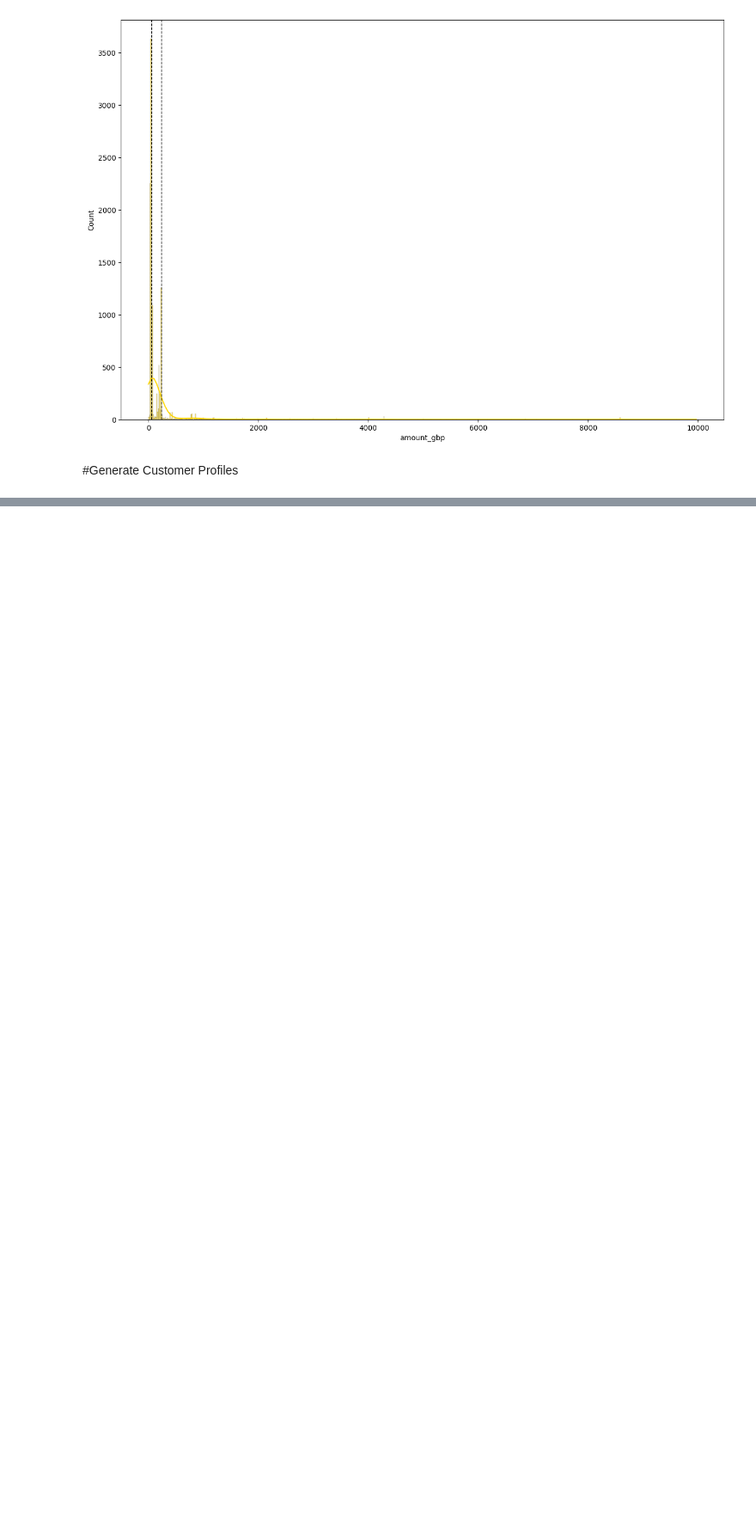
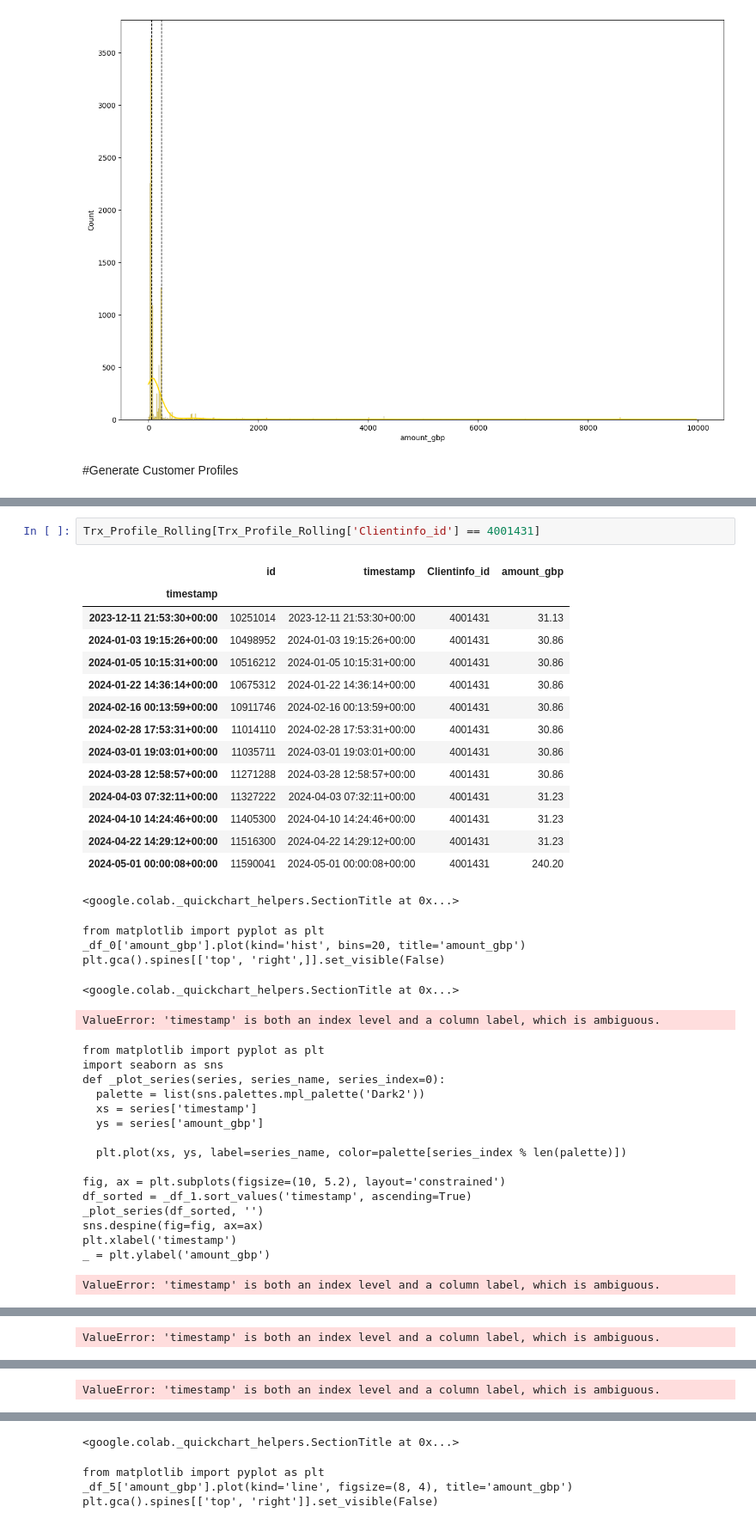
Before and after one commit to MaayanHagbi/CAS_ADS_Final_Project, a Jupyter notebook: Fraud_Detection_ML_(CAS_ADS).ipynb, the cells around one changed output, grey strips where cells are left out. Shown at 86% size. Saved outputs shown, nothing was run; the diff lists cells and outputs as text; blank space fills up the shorter version.

```diff
--- a/Fraud_Detection_ML_(CAS_ADS).ipynb
+++ b/Fraud_Detection_ML_(CAS_ADS).ipynb
@@ -146,0 +265,39 @@ cust_profiles
+# %%
+Trx_Profile_Rolling[Trx_Profile_Rolling['Clientinfo_id'] == 4001431]
+# %% [output]
+|  | id | timestamp | Clientinfo_id | amount_gbp |
+| timestamp |  |  |  |  |
+| 2023-12-11 21:53:30+00:00 | 10251014 | 2023-12-11 21:53:30+00:00 | 4001431 | 31.13 |
+| 2024-01-03 19:15:26+00:00 | 10498952 | 2024-01-03 19:15:26+00:00 | 4001431 | 30.86 |
+| 2024-01-05 10:15:31+00:00 | 10516212 | 2024-01-05 10:15:31+00:00 | 4001431 | 30.86 |
+| 2024-01-22 14:36:14+00:00 | 10675312 | 2024-01-22 14:36:14+00:00 | 4001431 | 30.86 |
+| 2024-02-16 00:13:59+00:00 | 10911746 | 2024-02-16 00:13:59+00:00 | 4001431 | 30.86 |
+| 2024-02-28 17:53:31+00:00 | 11014110 | 2024-02-28 17:53:31+00:00 | 4001431 | 30.86 |
+| 2024-03-01 19:03:01+00:00 | 11035711 | 2024-03-01 19:03:01+00:00 | 4001431 | 30.86 |
+| 2024-03-28 12:58:57+00:00 | 11271288 | 2024-03-28 12:58:57+00:00 | 4001431 | 30.86 |
+| 2024-04-03 07:32:11+00:00 | 11327222 | 2024-04-03 07:32:11+00:00 | 4001431 | 31.23 |
+| 2024-04-10 14:24:46+00:00 | 11405300 | 2024-04-10 14:24:46+00:00 | 4001431 | 31.23 |
+| 2024-04-22 14:29:12+00:00 | 11516300 | 2024-04-22 14:29:12+00:00 | 4001431 | 31.23 |
+| 2024-05-01 00:00:08+00:00 | 11590041 | 2024-05-01 00:00:08+00:00 | 4001431 | 240.20 |
+<google.colab._quickchart_helpers.SectionTitle at 0x...>
+from matplotlib import pyplot as plt
+_df_0['amount_gbp'].plot(kind='hist', bins=20, title='amount_gbp')
+plt.gca().spines[['top', 'right',]].set_visible(False)
+<google.colab._quickchart_helpers.SectionTitle at 0x...>
+ValueError: 'timestamp' is both an index level and a column label, which is ambiguous.
+from matplotlib import pyplot as plt
+import seaborn as sns
+def _plot_series(series, series_name, series_index=0):
+  palette = list(sns.palettes.mpl_palette('Dark2'))
+  xs = series['timestamp']
+  ys = series['amount_gbp']
+
+  plt.plot(xs, ys, label=series_name, color=palette[series_index % len(palette)])
+
+fig, ax = plt.subplots(figsize=(10, 5.2), layout='constrained')
+df_sorted = _df_1.sort_values('timestamp', ascending=True)
+_plot_series(df_sorted, '')
+sns.despine(fig=fig, ax=ax)
+plt.xlabel('timestamp')
+_ = plt.ylabel('amount_gbp')
+ValueError: 'timestamp' is both an index level and a column label, which is ambiguous.
@@ -146,0 +323 @@ cust_profiles
+ValueError: 'timestamp' is both an index level and a column label, which is ambiguous.
@@ -146,0 +339 @@ cust_profiles
+ValueError: 'timestamp' is both an index level and a column label, which is ambiguous.
@@ -146,0 +359,4 @@ cust_profiles
+<google.colab._quickchart_helpers.SectionTitle at 0x...>
+from matplotlib import pyplot as plt
+_df_5['amount_gbp'].plot(kind='line', figsize=(8, 4), title='amount_gbp')
+plt.gca().spines[['top', 'right']].set_visible(False)
```
Also changed, not shown: parts of 9 cells of this notebook.
